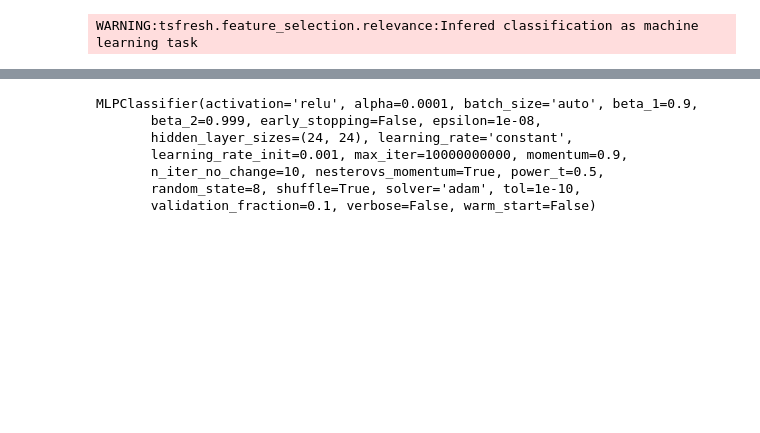
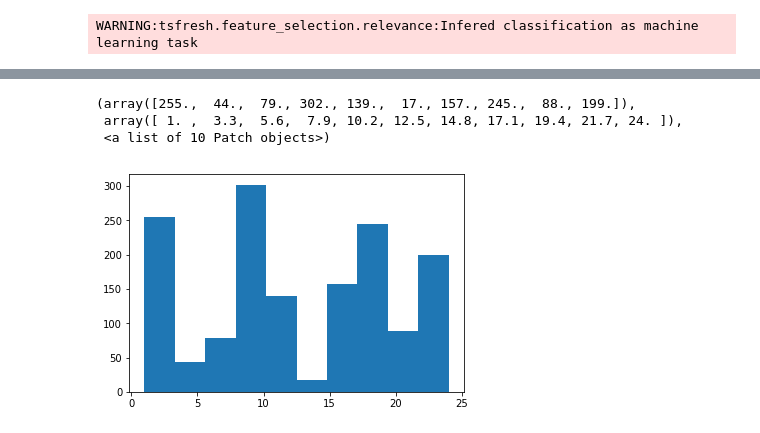
Before and after one commit to keenechin/magnetic-skin, a Jupyter notebook: classification.ipynb, the cells around one changed output, grey strips where cells are left out. Cells and saved outputs as stored; diff of their text form; code cells hidden in the pictures; blank space fills up the shorter version.

```diff
--- a/classification.ipynb
+++ b/classification.ipynb
@@ -275,10 +253,7 @@ Test score: 0.0196078431372549
-# %%
-mlp
-# %% [output]
-MLPClassifier(activation='relu', alpha=0.0001, batch_size='auto', beta_1=0.9,
-       beta_2=0.999, early_stopping=False, epsilon=1e-08,
-       hidden_layer_sizes=(24, 24), learning_rate='constant',
-       learning_rate_init=0.001, max_iter=10000000000, momentum=0.9,
-       n_iter_no_change=10, nesterovs_momentum=True, power_t=0.5,
-       random_state=8, shuffle=True, solver='adam', tol=1e-10,
-       validation_fraction=0.1, verbose=False, warm_start=False)
+# %%
+plt.hist(mlp.predict(test_x))
+# %% [output]
+(array([255.,  44.,  79., 302., 139.,  17., 157., 245.,  88., 199.]),
+ array([ 1. ,  3.3,  5.6,  7.9, 10.2, 12.5, 14.8, 17.1, 19.4, 21.7, 24. ]),
+ <a list of 10 Patch objects>)
+[figure, added]
```
Also changed, not shown: parts of 21 cells of this notebook.
